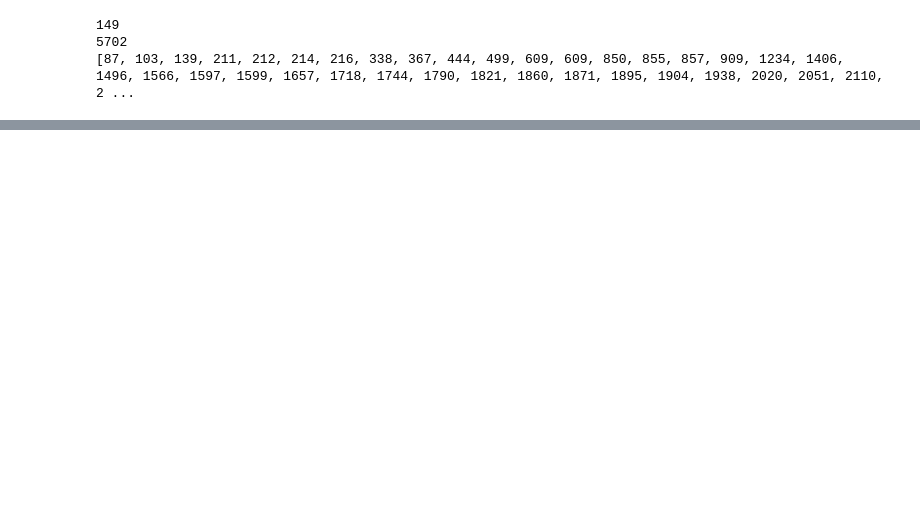
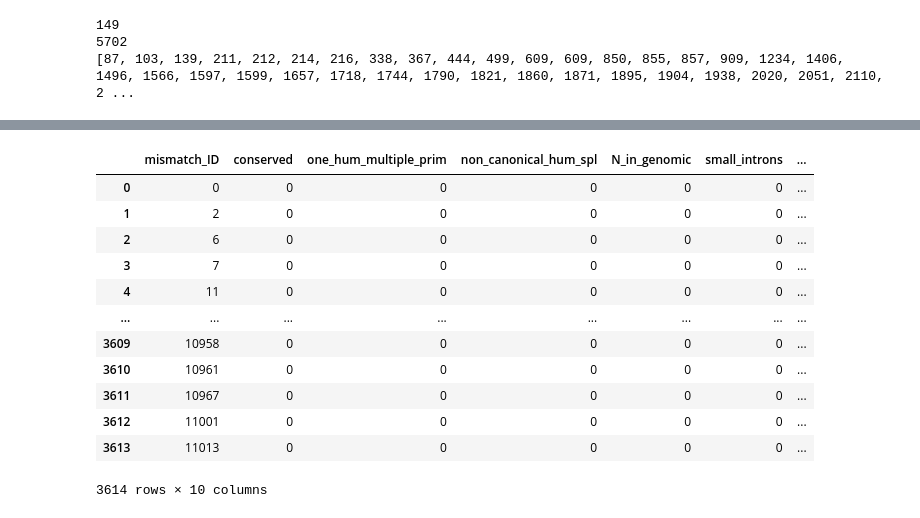
Before and after one commit to lambda-science/stage-thompson, a Jupyter notebook: notebooks/exploration/11-Mismatch_flagging.ipynb, the cells around one changed output, grey strips where cells are left out. Cells and saved outputs as stored; diff of their text form; code cells hidden in the pictures; blank space fills up the shorter version.

```diff
--- a/notebooks/exploration/11-Mismatch_flagging.ipynb
+++ b/notebooks/exploration/11-Mismatch_flagging.ipynb
@@ -446,0 +441,41 @@ tata
+# %%
+tata = pd.read_sql_query(
+"""SELECT * FROM mismatch_flag
+WHERE one_hum_multiple_prim = 0
+AND non_canonical_hum_spl = 0
+AND N_in_genomic = 0
+AND small_introns = 0
+AND frameshift = 0
+AND repeats_prot = 0
+AND alignement_error = 0
+AND human_isoform_exist = 0
+AND conserved = 0
+""", conn)
+
+"""
+one_hum_multiple_prim = 1
+OR non_canonical_hum_spl = 1
+OR N_in_genomic = 1
+OR small_introns = 1
+OR AND frameshift = 1)
+AND (repeats_prot = 1
+OR alignement_error = 1
+OR human_isoform_exist = 1)
+OR conserved = 1
+"""
+
+tata
+# %% [output]
+|  | mismatch_ID | conserved | one_hum_multiple_prim | non_canonical_hum_spl | N_in_genomic | small_introns | ... |
+| 0 | 0 | 0 | 0 | 0 | 0 | 0 | ... |
+| 1 | 2 | 0 | 0 | 0 | 0 | 0 | ... |
+| 2 | 6 | 0 | 0 | 0 | 0 | 0 | ... |
+| 3 | 7 | 0 | 0 | 0 | 0 | 0 | ... |
+| 4 | 11 | 0 | 0 | 0 | 0 | 0 | ... |
+| ... | ... | ... | ... | ... | ... | ... | ... |
+| 3609 | 10958 | 0 | 0 | 0 | 0 | 0 | ... |
+| 3610 | 10961 | 0 | 0 | 0 | 0 | 0 | ... |
+| 3611 | 10967 | 0 | 0 | 0 | 0 | 0 | ... |
+| 3612 | 11001 | 0 | 0 | 0 | 0 | 0 | ... |
+| 3613 | 11013 | 0 | 0 | 0 | 0 | 0 | ... |
+3614 rows × 10 columns
```
Also changed, not shown: parts of 7 cells of this notebook, 7 other files.
